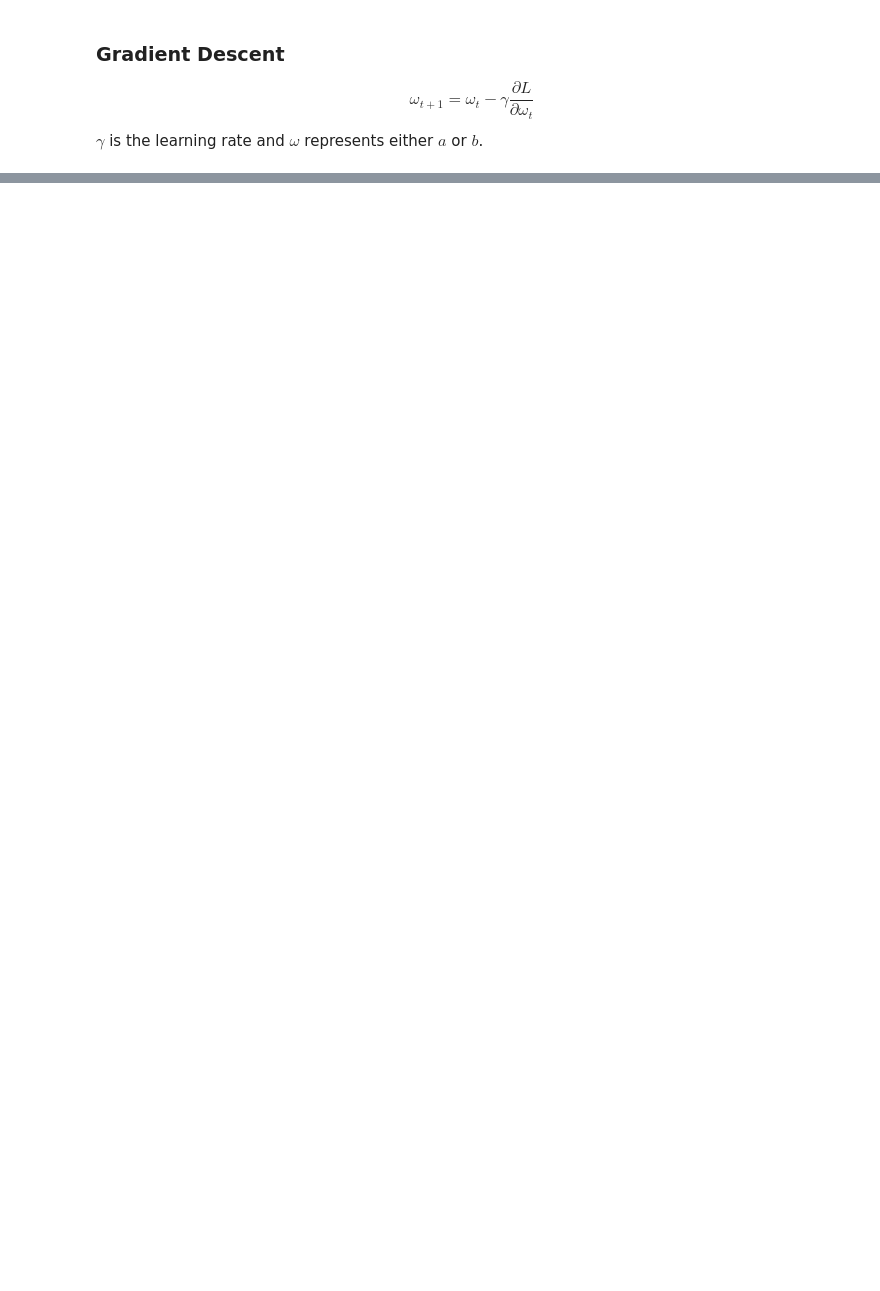
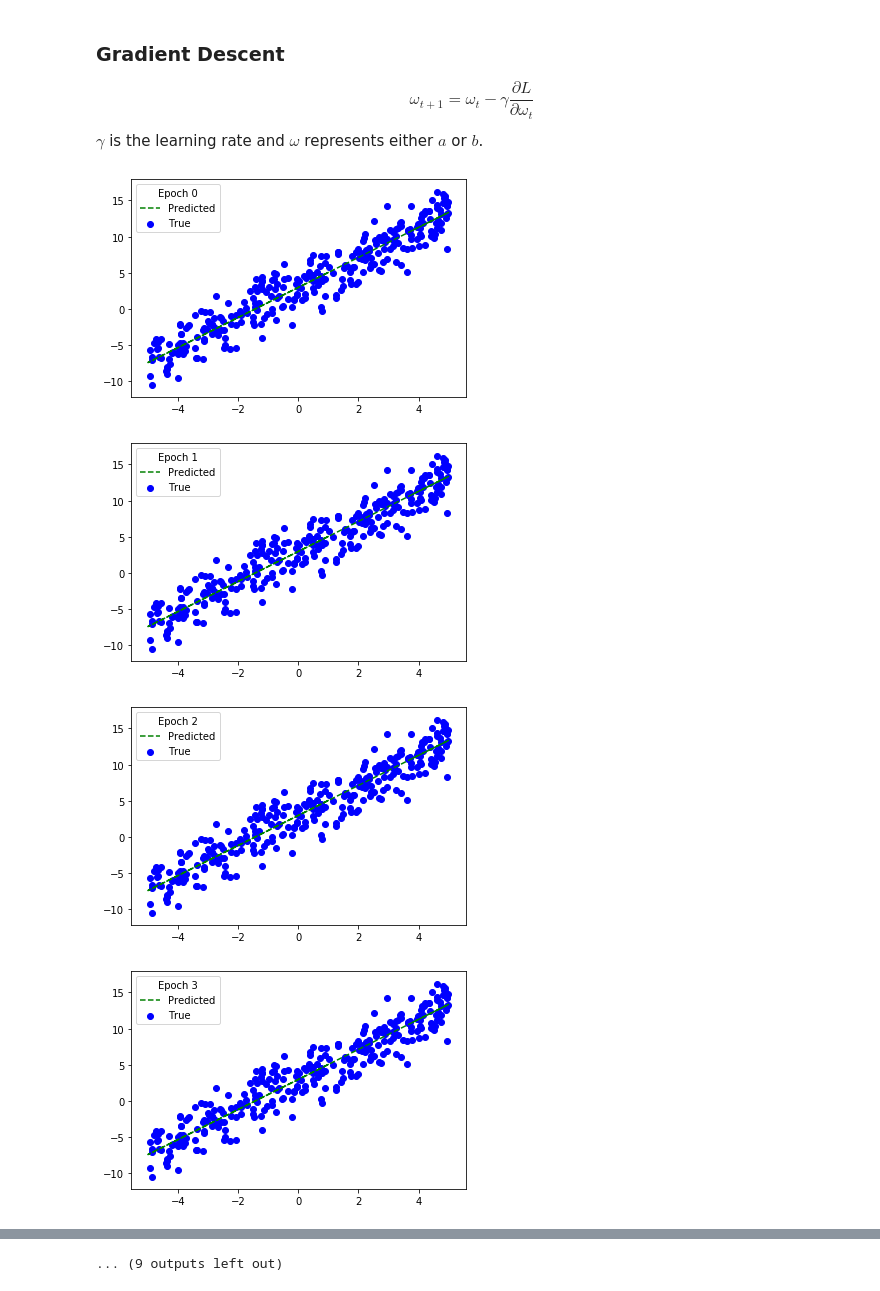
Before and after one commit to vishalngairangbam/icts_preschool, a Jupyter notebook: linear_regression.ipynb, the cells around one changed output, grey strips where cells are left out. Drawn from its saved outputs; the diff is of its cells as text; code cells hidden in the pictures; blank space fills up the shorter version.

```diff
--- a/linear_regression.ipynb
+++ b/linear_regression.ipynb
@@ -56,3 +76,33 @@ variables
 \omega_{t+1}=\omega_t-\gamma \frac{\partial L}{\partial \omega_t}
 \end{equation}
 $\gamma$ is the learning rate and $\omega$ represents either $a$ or $b$.
+# %%
+batch_size=50
+for epoch in range(20):
+    start=0
+    while start<len(tf_x):
+        batch_x=tf_x[start:start+batch_size]
+        batch_y=tf_y[start:start+batch_size]
+        with tf.GradientTape() as tape:
+            y_pred=linear(variables['a'],variables['b'],batch_x)
+            loss=tf.math.reduce_mean((y_pred-batch_y)**2)
+            grad = tape.gradient(loss, variables)
+        #print (variables)
+        variables['a'].assign(variables['a']-lr*grad['a'])
+        variables['b'].assign(variables['b']-lr*grad['b'])
+        #print (variables)
+        #break
+        start += batch_size
+    #print ('Loss: ',
+    y_pred=linear(variables['a'],variables['b'],tf_x)
+    plt.plot(tf_x.numpy(),y_pred.numpy(),'--g',label='Predicted',linewidth=1.5)
+    plt.scatter(tf_x.numpy()[choice],tf_y.numpy()[choice],c='b',label='True')
+    plt.legend(title=f"Epoch {epoch}")
+    plt.show()
+    #break
+print ('Converged...\n\t loss:',loss.numpy(),'a:',variables['a'].numpy(),'b:',variables['b'].numpy())
+# %% [output]
+[figure, added]
+[figure, added]
+[figure, added]
+[figure, added]
@@ -59,3 +117,4 @@ $\gamma$ is the learning rate and $\omega$ represents either $a$ or $b$.
+... (9 outputs left out)
 # %%
 for i in range(100000):
     with tf.GradientTape() as tape:
```
Also changed, not shown: parts of 7 cells of this notebook, 7 other files.
